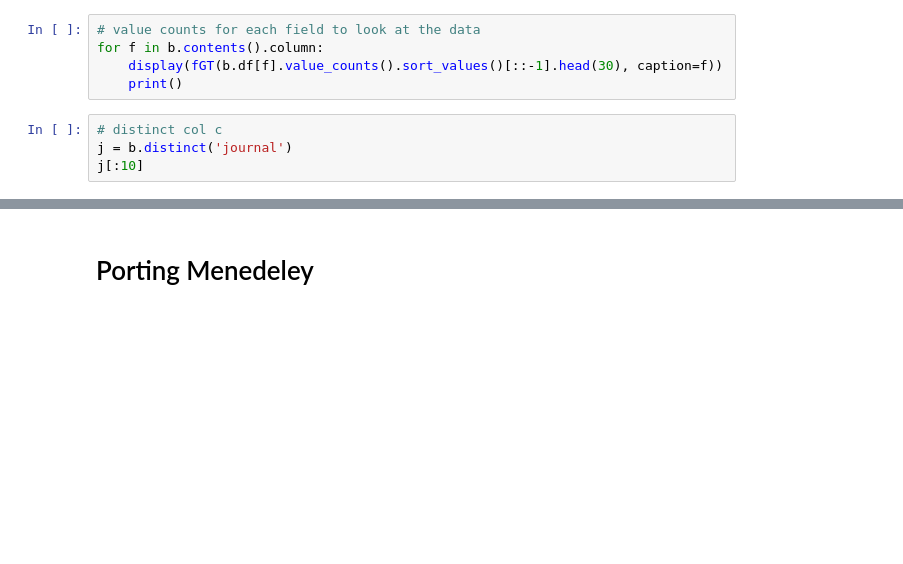
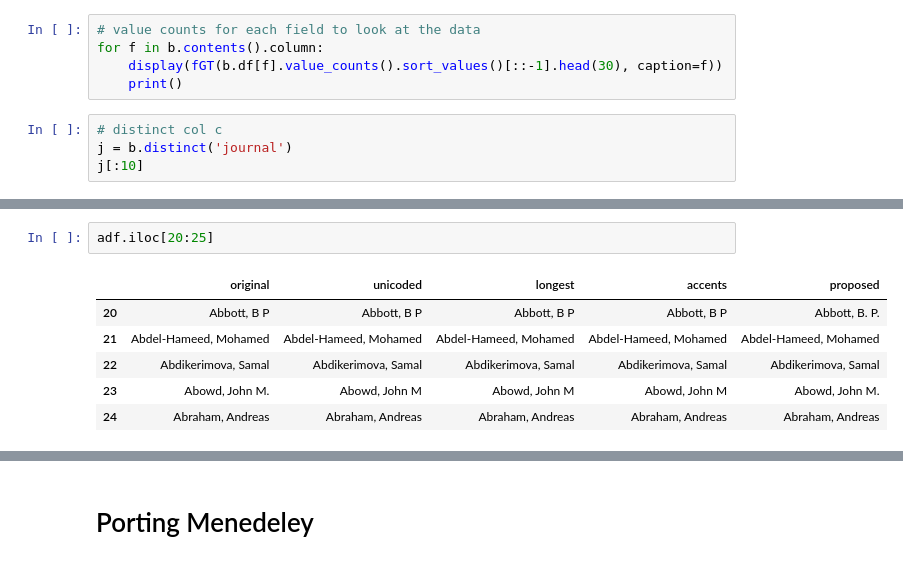
Before and after one commit to mynl/archivum_project, a Jupyter notebook: temp/Bibtex-to-df-and-tidy.ipynb, the cells around one changed output, grey strips where cells are left out. Drawn from its saved outputs; the diff is of its cells as text; blank space fills up the shorter version.

```diff
--- a/temp/Bibtex-to-df-and-tidy.ipynb
+++ b/temp/Bibtex-to-df-and-tidy.ipynb
@@ -106,0 +122,9 @@ j[:10]
+# %%
+adf.iloc[20:25]
+# %% [output]
+|  | original | unicoded | longest | accents | proposed |
+| 20 | Abbott, B P | Abbott, B P | Abbott, B P | Abbott, B P | Abbott, B. P. |
+| 21 | Abdel-Hameed, Mohamed | Abdel-Hameed, Mohamed | Abdel-Hameed, Mohamed | Abdel-Hameed, Mohamed | Abdel-Hameed, Mohamed |
+| 22 | Abdikerimova, Samal | Abdikerimova, Samal | Abdikerimova, Samal | Abdikerimova, Samal | Abdikerimova, Samal |
+| 23 | Abowd, John M. | Abowd, John M | Abowd, John M | Abowd, John M | Abowd, John M. |
+| 24 | Abraham, Andreas | Abraham, Andreas | Abraham, Andreas | Abraham, Andreas | Abraham, Andreas |
```
Also changed, not shown: parts of 15 cells of this notebook, 8 other files.
